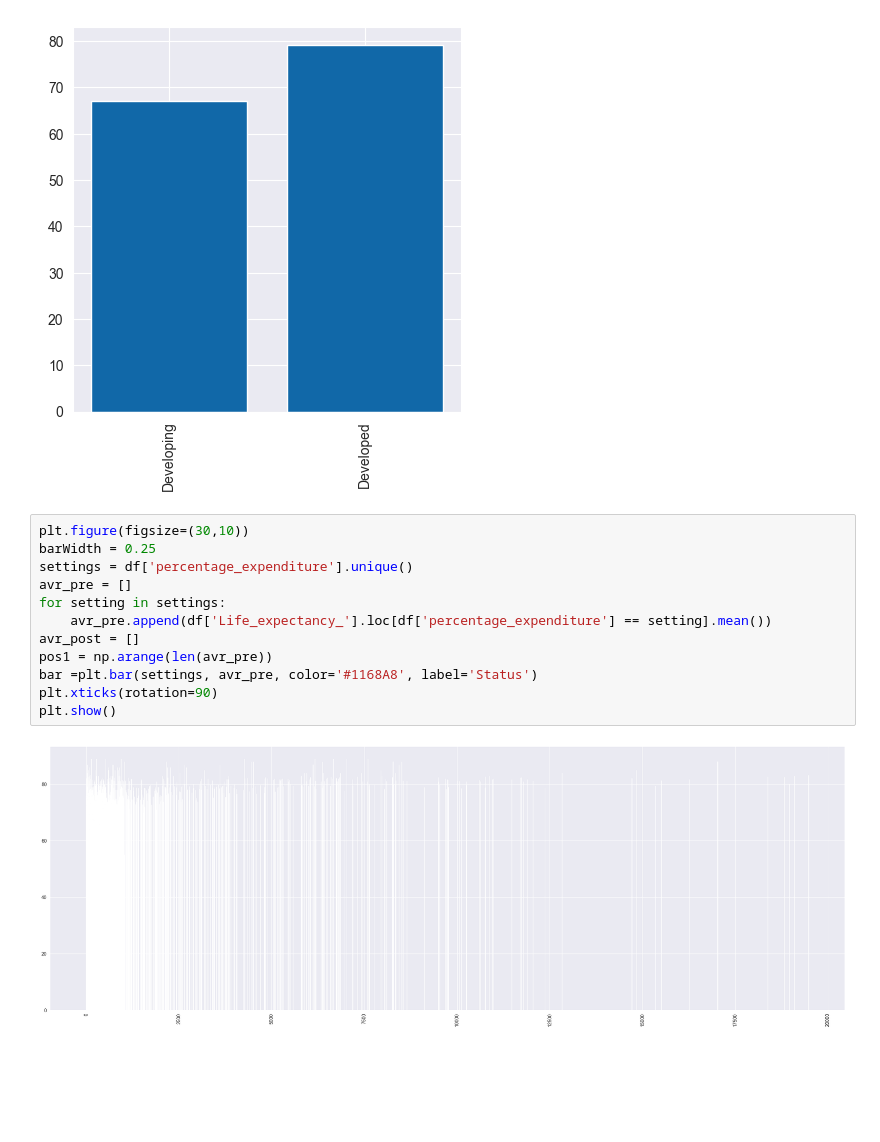
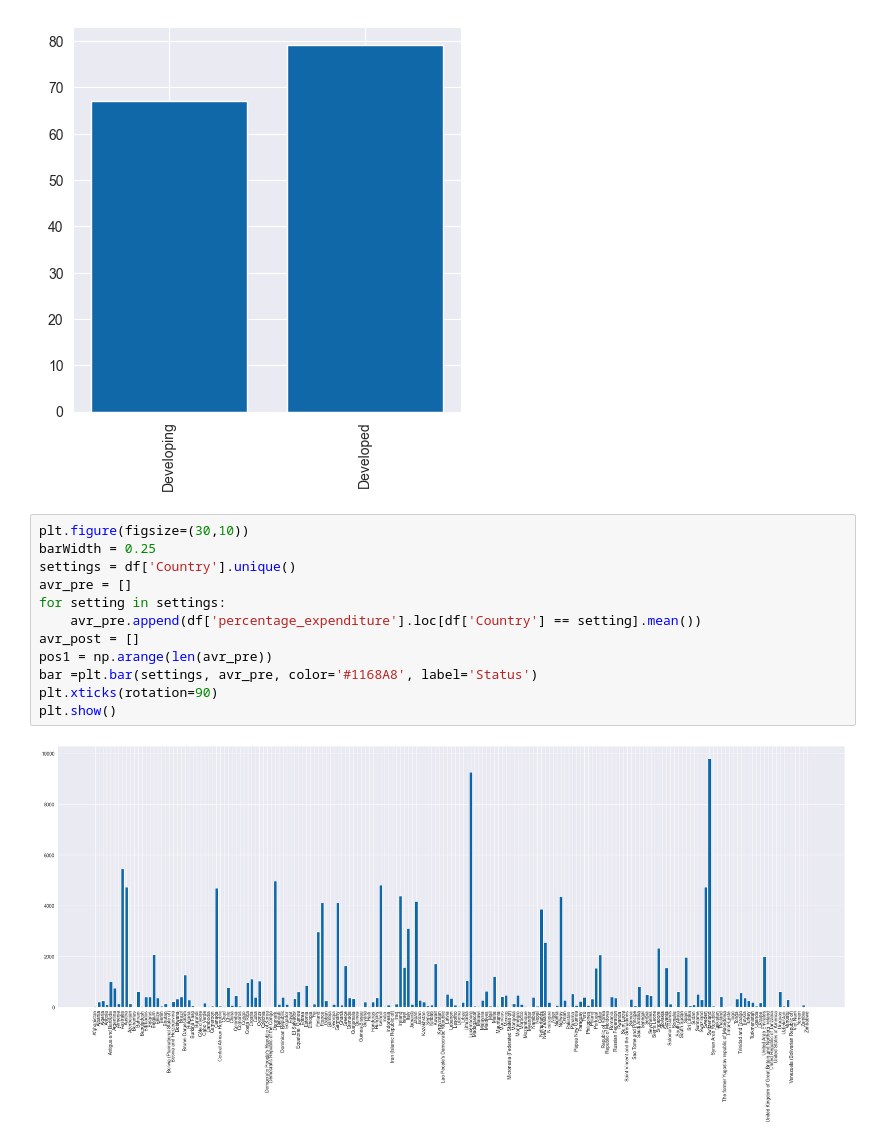
Before and after one commit to LlirikOknessu/MachineLearningCourseLabs, a Jupyter notebook: Kozlova/Analyze.ver2.ipynb, the cells around one changed output. Cells and saved outputs as stored; diff of their text form; blank space fills up the shorter version.

```diff
--- a/Kozlova/Analyze.ver2.ipynb
+++ b/Kozlova/Analyze.ver2.ipynb
@@ -285,14 +285,14 @@ AttributeError: 'str' object has no attribute 'get_height'
 # %%
 plt.figure(figsize=(30,10))
 barWidth = 0.25
-settings = df['percentage_expenditure'].unique()
+settings = df['Country'].unique()
 avr_pre = []
 for setting in settings:
-    avr_pre.append(df['Life_expectancy_'].loc[df['percentage_expenditure'] == setting].mean())
+    avr_pre.append(df['percentage_expenditure'].loc[df['Country'] == setting].mean())
 avr_post = []
 pos1 = np.arange(len(avr_pre))
 bar =plt.bar(settings, avr_pre, color='#1168A8', label='Status')
 plt.xticks(rotation=90)
 plt.show()
 # %% [output]
-[figure, old version]
+[figure, new version]
```
Also changed, not shown: 3 other files.
